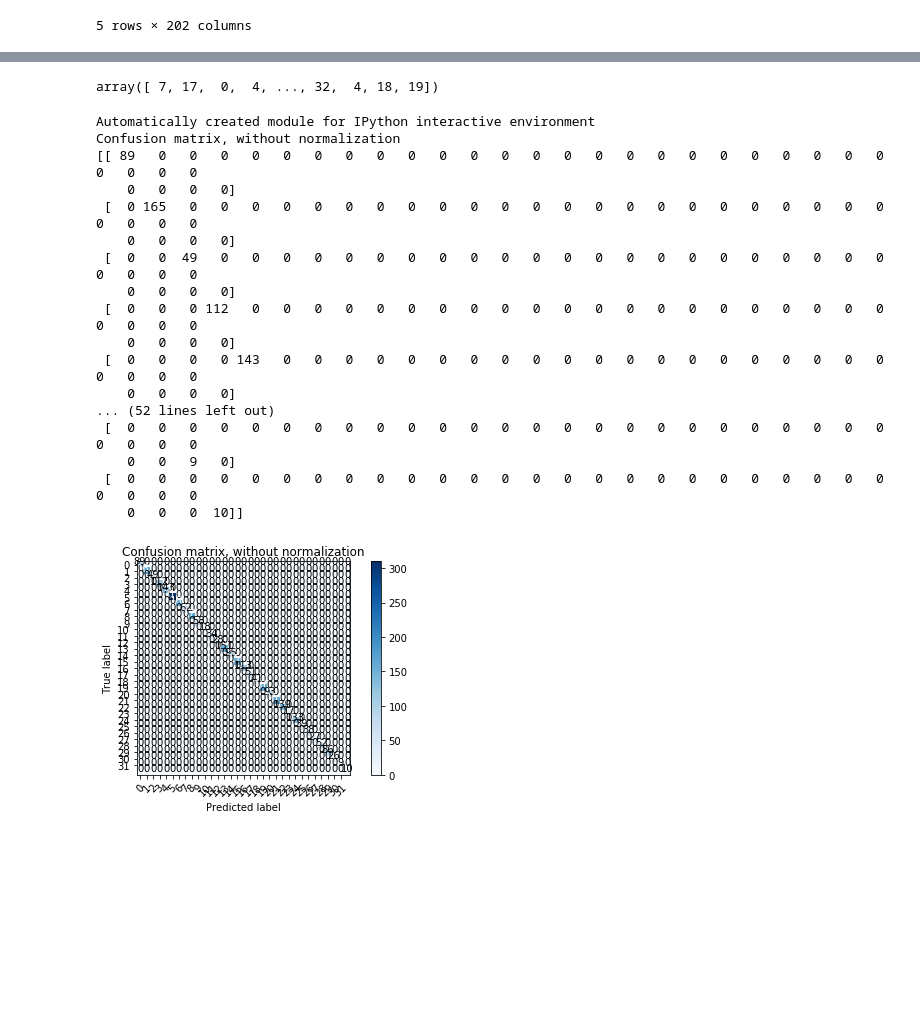
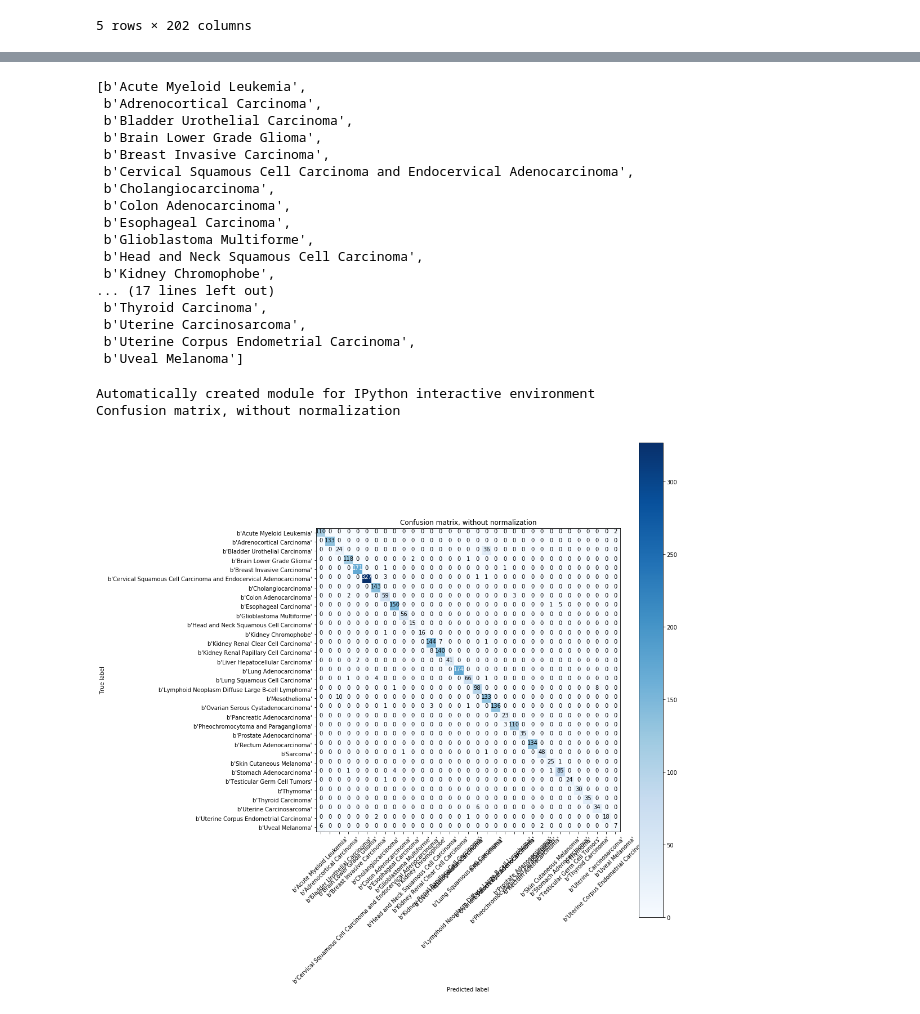
Before and after one commit to auriml/gen, a Jupyter notebook: TumorClassification.ipynb, the cells around one changed output, grey strips where cells are left out. Drawn from its saved outputs; the diff is of its cells as text; code cells hidden in the pictures; blank space fills up the shorter version.

```diff
--- a/TumorClassification.ipynb
+++ b/TumorClassification.ipynb
@@ -177,10 +185,8 @@ Name: cancertype, dtype: float64
 # %%
-data = TabularDataBunch.from_df('./', df_categories, dep_var=dep_var, valid_idx=valid_idx, procs=procs, cat_names=cat_names)
+data = TabularDataBunch.from_df('./', df_categories,
+                                dep_var=dep_var, valid_idx=valid_idx, procs=procs,
+                                cat_names=[], cont_names=cont_names)
 # %%
-
-
 #print(data.train_ds.cont_names)  # `cont_names` defaults to: set(df)-set(cat_names)-{dep_var}
 
-learn = tabular_learner(data, layers=[500,200,50], metrics=accuracy, ps=[.2,.1,.1])
-learn.fit(10, 1e-2)
-learn.save('tumorClassifierFastAI')
+learn = tabular_learner(data, layers=[1024,516,128,64], metrics=accuracy, ps=[.2,.2,.2,.2])
@@ -199,0 +200,5 @@ epoch  train_loss  valid_loss  accuracy
+# %%
+
+
+learn.fit_one_cycle(10, 1e-2)
+learn.save('tumorClassifierFastAI')
@@ -202,11 +238,27 @@ learn.model
 # %%
 y_pred = learn.get_preds()
-y_pred = y_pred[1].numpy()
+y_pred = np.argmax(y_pred[0].numpy(), axis=1)
 # %%
 y = data.valid_ds.y.items
-y
+class_names
 # %% [output]
-array([ 7, 17,  0,  4, ..., 32,  4, 18, 19])
+[b'Acute Myeloid Leukemia',
+ b'Adrenocortical Carcinoma',
+ b'Bladder Urothelial Carcinoma',
+ b'Brain Lower Grade Glioma',
+ b'Breast Invasive Carcinoma',
+ b'Cervical Squamous Cell Carcinoma and Endocervical Adenocarcinoma',
+ b'Cholangiocarcinoma',
+ b'Colon Adenocarcinoma',
+ b'Esophageal Carcinoma',
+ b'Glioblastoma Multiforme',
+ b'Head and Neck Squamous Cell Carcinoma',
+ b'Kidney Chromophobe',
+... (17 lines left out)
+ b'Thyroid Carcinoma',
+ b'Uterine Carcinosarcoma',
+ b'Uterine Corpus Endometrial Carcinoma',
+ b'Uveal Melanoma']
 # %%
 print(__doc__)
 import sklearn
@@ -218,10 +270,11 @@ from sklearn import svm, datasets
 from sklearn.model_selection import train_test_split
 from sklearn.metrics import confusion_matrix
 
-np.set_printoptions(threshold=np.nan)
+#np.set_printoptions(threshold=np.nan)
+from pylab import rcParams
+rcParams['figure.figsize'] = 15,15
 
 
-class_names = range(32)
 
 def plot_confusion_matrix(cm, classes,
                           normalize=False,
@@ -237,7 +290,7 @@ def plot_confusion_matrix(cm, classes,
     else:
         print('Confusion matrix, without normalization')
 
-    print(cm)
+    #print(cm)
 
     plt.imshow(cm, interpolation='nearest', cmap=cmap)
     plt.title(title)
@@ -245,46 +298,31 @@ def plot_confusion_matrix(cm, classes,
     tick_marks = np.arange(len(classes))
     plt.xticks(tick_marks, classes, rotation=45)
     plt.yticks(tick_marks, classes)
 
     fmt = '.2f' if normalize else 'd'
     thresh = cm.max() / 2.
     for i, j in itertools.product(range(cm.shape[0]), range(cm.shape[1])):
         plt.text(j, i, format(cm[i, j], fmt),
                  horizontalalignment="center",
                  color="white" if cm[i, j] > thresh else "black")
 
     plt.ylabel('True label')
     plt.xlabel('Predicted label')
     plt.tight_layout()
 
 
 # Compute confusion matrix
 cnf_matrix = confusion_matrix(y, y_pred)
 np.set_printoptions(precision=1)
 
 # Plot non-normalized confusion matrix
 plt.figure()
 plot_confusion_matrix(cnf_matrix, classes=class_names,
                       title='Confusion matrix, without normalization')
 
 
 plt.show()
 # %% [output]
 Automatically created module for IPython interactive environment
 Confusion matrix, without normalization
-[[ 89   0   0   0   0   0   0   0   0   0   0   0   0   0   0   0   0   0   0   0   0   0   0   0   0   0   0   0   0
-    0   0   0   0]
- [  0 165   0   0   0   0   0   0   0   0   0   0   0   0   0   0   0   0   0   0   0   0   0   0   0   0   0   0   0
-    0   0   0   0]
- [  0   0  49   0   0   0   0   0   0   0   0   0   0   0   0   0   0   0   0   0   0   0   0   0   0   0   0   0   0
-    0   0   0   0]
- [  0   0   0 112   0   0   0   0   0   0   0   0   0   0   0   0   0   0   0   0   0   0   0   0   0   0   0   0   0
-    0   0   0   0]
- [  0   0   0   0 143   0   0   0   0   0   0   0   0   0   0   0   0   0   0   0   0   0   0   0   0   0   0   0   0
-    0   0   0   0]
-... (52 lines left out)
- [  0   0   0   0   0   0   0   0   0   0   0   0   0   0   0   0   0   0   0   0   0   0   0   0   0   0   0   0   0
-    0   0   9   0]
- [  0   0   0   0   0   0   0   0   0   0   0   0   0   0   0   0   0   0   0   0   0   0   0   0   0   0   0   0   0
-    0   0   0  10]]
-[figure, old version]
+[figure, new version]
```
Also changed, not shown: parts of 10 cells of this notebook.
